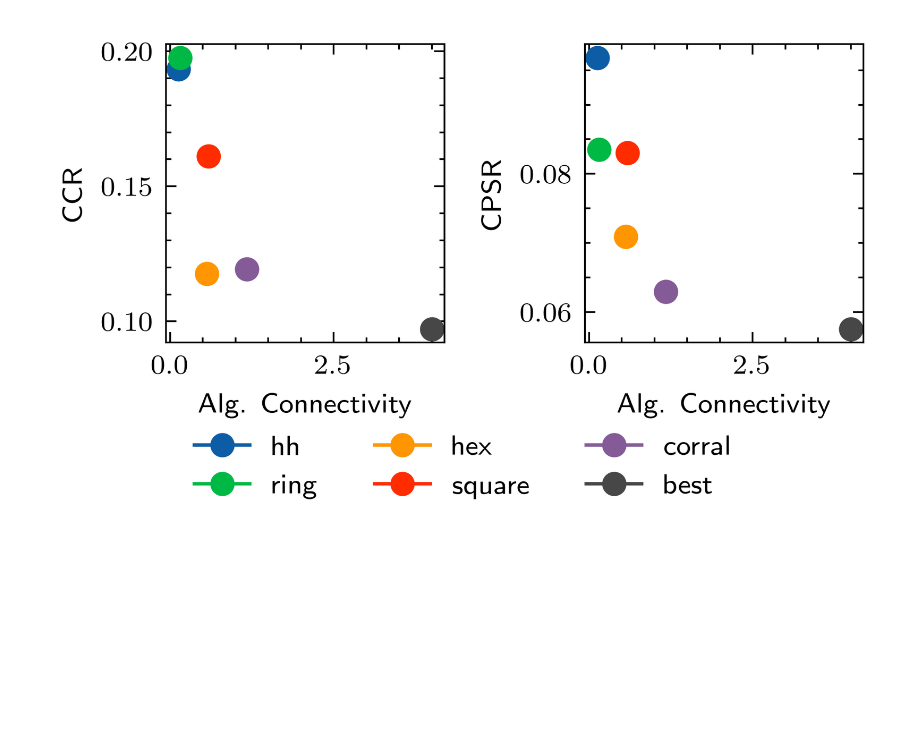
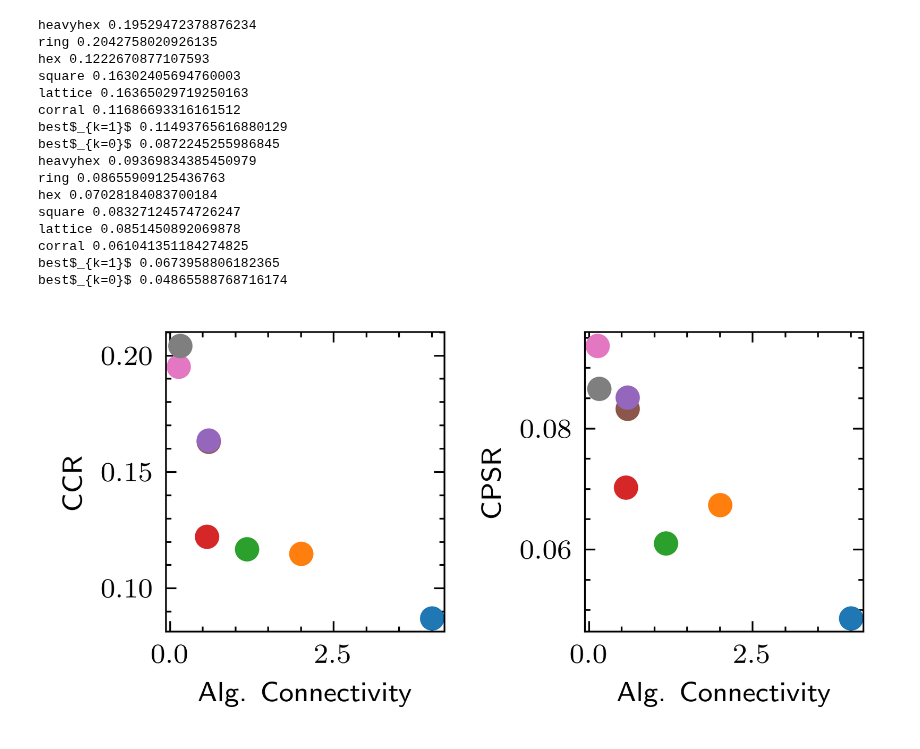
Before and after one commit to PITT-HATLAB/corral_crowding, a Jupyter notebook: src/notebooks/nisq_v2.ipynb, the cells around one changed output. Saved outputs shown, nothing was run; the diff lists cells and outputs as text; code cells hidden in the pictures; blank space fills up the shorter version.

```diff
--- a/src/notebooks/nisq_v2.ipynb
+++ b/src/notebooks/nisq_v2.ipynb
@@ -111,10 +111,16 @@ from corral_crowding.topologies import (
 
 qiskit_topologies = {}
 
-names = ["ring", "hex", "corral", "best"]  # "denselattice","tworing","square",
+names = [
+    "ring",
+    "hex",
+    "corral",
+    "best",
+    "lattice",
+]  # "denselattice","tworing","square",
 # names = ["corral", "best"]
 for i, topo in enumerate(
-    [ring, hex_topo, corral, best]  # tworing, square
+    [ring, hex_topo, corral, best, square]  # tworing, square
 ):  # denselattice
     snails, qubits, edges = topo
     A_nodes = snails
@@ -331,9 +441,29 @@ import matplotlib.pyplot as plt
 import numpy as np
 import networkx as nx
 
-# Define the sorted order for topologies
-sorted_topologies = ["ring", "hh", "square", "hex", "corral", "best"]
-
+# Define the sorted order for topologies and their colors
+sorted_topologies = [
+    "ring",
+    "heavyhex",
+    "square",
+    "lattice",
+    "hex",
+    "corral",
+    # r"best$_{k=2}$",
+    r"best$_{k=1}$",
+    r"best$_{k=0}$",
+]
+topo_colors = {
+    "ring": "tab:gray",
+    "heavyhex": "tab:pink",
+    "square": "tab:brown",
+    "lattice": "tab:purple",
+    "hex": "tab:red",
+    "corral": "tab:green",
+    # r"best$_{k=2}$": "tab:green",
+    r"best$_{k=1}$": "tab:orange",
+    r"best$_{k=0}$": "tab:blue",
+}
 
 # Initialize storage for data
 ccr_values = []
@@ -364,7 +494,7 @@ for topo in sorted_topologies:
     avg_ccr = np.mean(swap_counts / total_gate_counts)  # CCR = num_swaps / num_total
     ccr_values.append(avg_ccr)
 
-    # Critical path swap ratio ( communication bottleneck instensity)
+    # Critical path swap ratio ( communication bottleneck intensity)
     swap_critical_counts = np.array(
         [results[topo][bench]["swap_longest_path"] for bench in benchmark_names]
     )
@@ -389,39 +519,53 @@ sorted_topologies = np.array(sorted_topologies)[sorted_indices]
 # Create side-by-side scatter plots with colors
 with plt.style.context(["ieee", "use_mathtext", "science"]):
     fig, axes = plt.subplots(1, 2, figsize=(3.5, 1.8), constrained_layout=True)
 
     # Left: CCR vs. Connectivity
     for i, topo in enumerate(sorted_topologies):
+        print(topo, ccr_values[i])
         axes[0].plot(
             connectivity_values[i],
             ccr_values[i],
             marker="o",
-            # linestyle="-",
-            # color=color,
+            linestyle="-",
+            color=topo_colors[topo],
             label=topo,
         )
-
     axes[0].set_xlabel("Alg. Connectivity")
     axes[0].set_ylabel("CCR")
 
     # Right: CCR_critical vs. Connectivity
     for i, topo in enumerate(sorted_topologies):
+        print(topo, ccr_critical_values[i])
         axes[1].plot(
             connectivity_values[i],
             ccr_critical_values[i],
             marker="o",
-            # linestyle="-",
+            linestyle="-",
+            color=topo_colors[topo],
             label=topo,
         )
-
     axes[1].set_xlabel("Alg. Connectivity")
     axes[1].set_ylabel("CPSR")
-
-    # Legend shared across both plots
-    fig.legend(sorted_topologies, loc="upper center", bbox_to_anchor=(0.5, 0.1), ncol=3)
 
 plt.tight_layout()
 plt.savefig("ccr_vs_ccr_critical_connectivity.pdf", bbox_inches="tight")
 plt.show()
 # %% [output]
+heavyhex 0.19529472378876234
+ring 0.2042758020926135
+hex 0.1222670877107593
+square 0.16302405694760003
+lattice 0.16365029719250163
+corral 0.11686693316161512
+best$_{k=1}$ 0.11493765616880129
+best$_{k=0}$ 0.0872245255986845
+heavyhex 0.09369834385450979
+ring 0.08655909125436763
+hex 0.07028184083700184
+square 0.08327124574726247
+lattice 0.0851450892069878
+corral 0.061041351184274825
+best$_{k=1}$ 0.0673958806182365
+best$_{k=0}$ 0.04865588768716174
-[figure, old version]
+[figure, new version]
```
Also changed, not shown: parts of 6 cells of this notebook, 4 other files.
